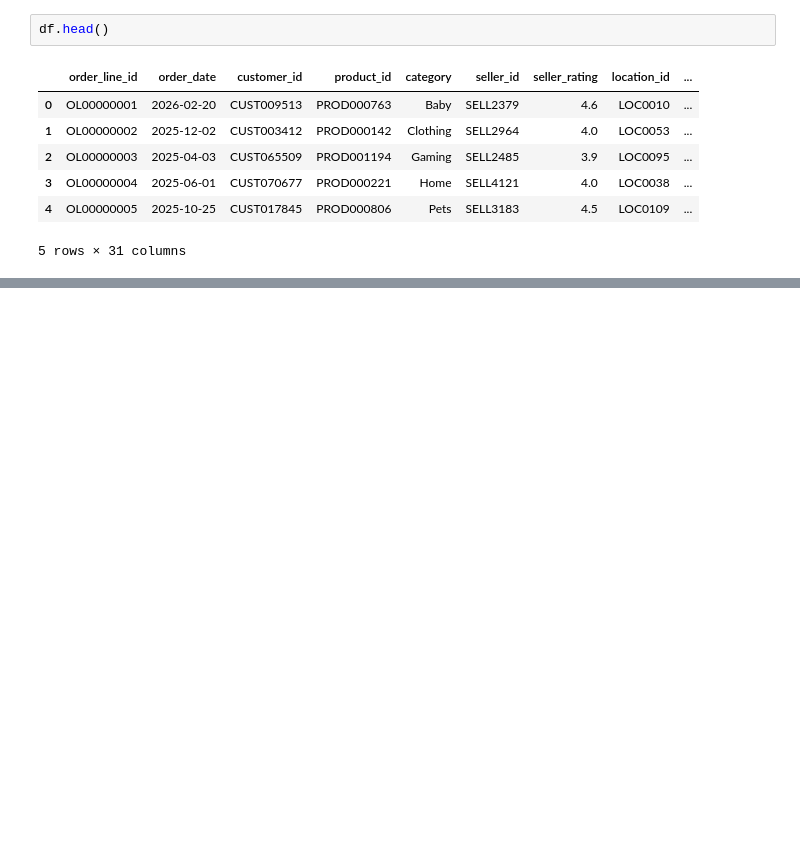
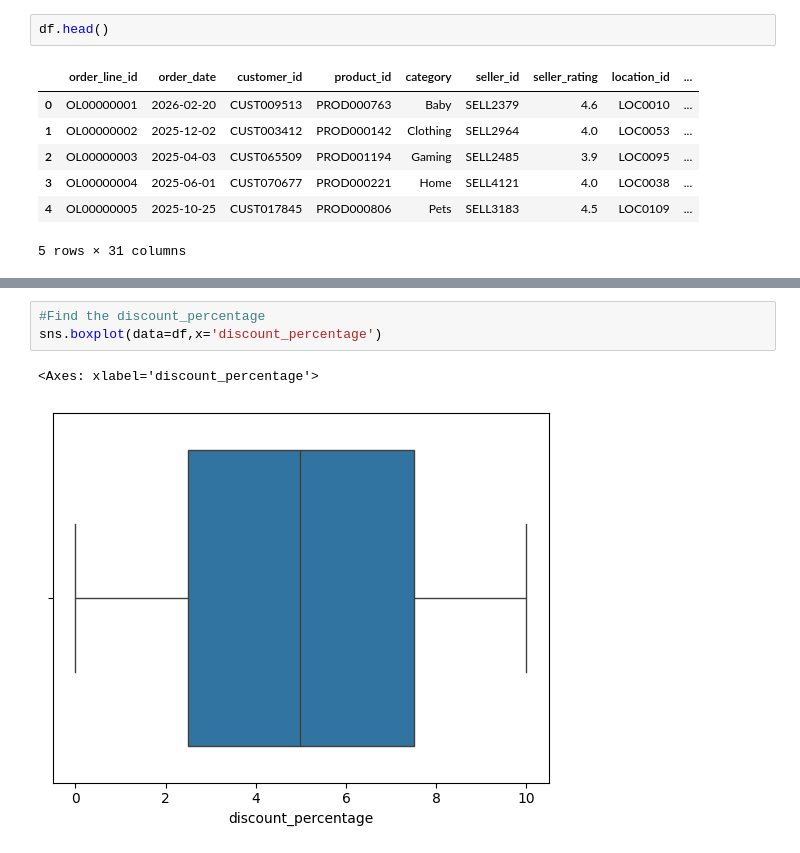
Before and after one commit to BhupathiTharun/Supply-chain-data-warehouse, a Jupyter notebook: python/orders_table_cleaning.ipynb, the cells around one changed output, grey strips where cells are left out. Saved outputs shown, nothing was run; the diff lists cells and outputs as text; blank space fills up the shorter version.

```diff
--- a/python/orders_table_cleaning.ipynb
+++ b/python/orders_table_cleaning.ipynb
@@ -338,0 +350,6 @@ profit_calculation.head(20)
+# %%
+#Find the discount_percentage
+sns.boxplot(data=df,x='discount_percentage')
+# %% [output]
+<Axes: xlabel='discount_percentage'>
+[figure, added]
```
Also changed, not shown: parts of 20 cells of this notebook.
